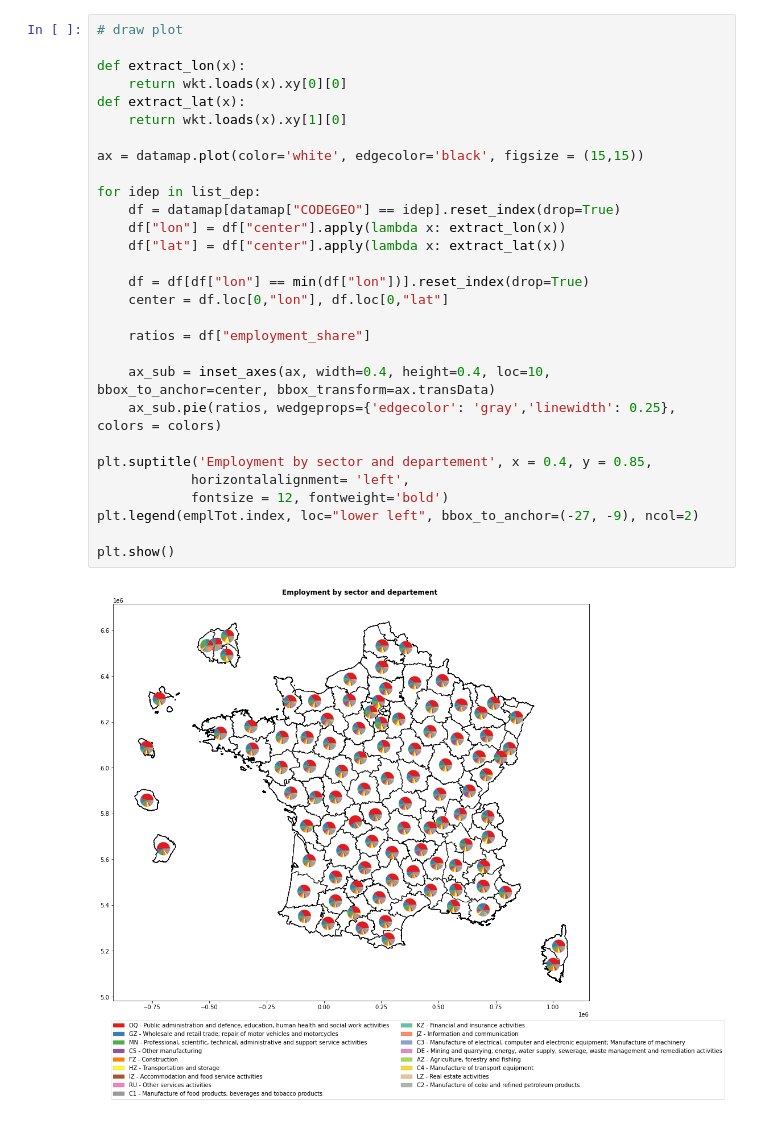
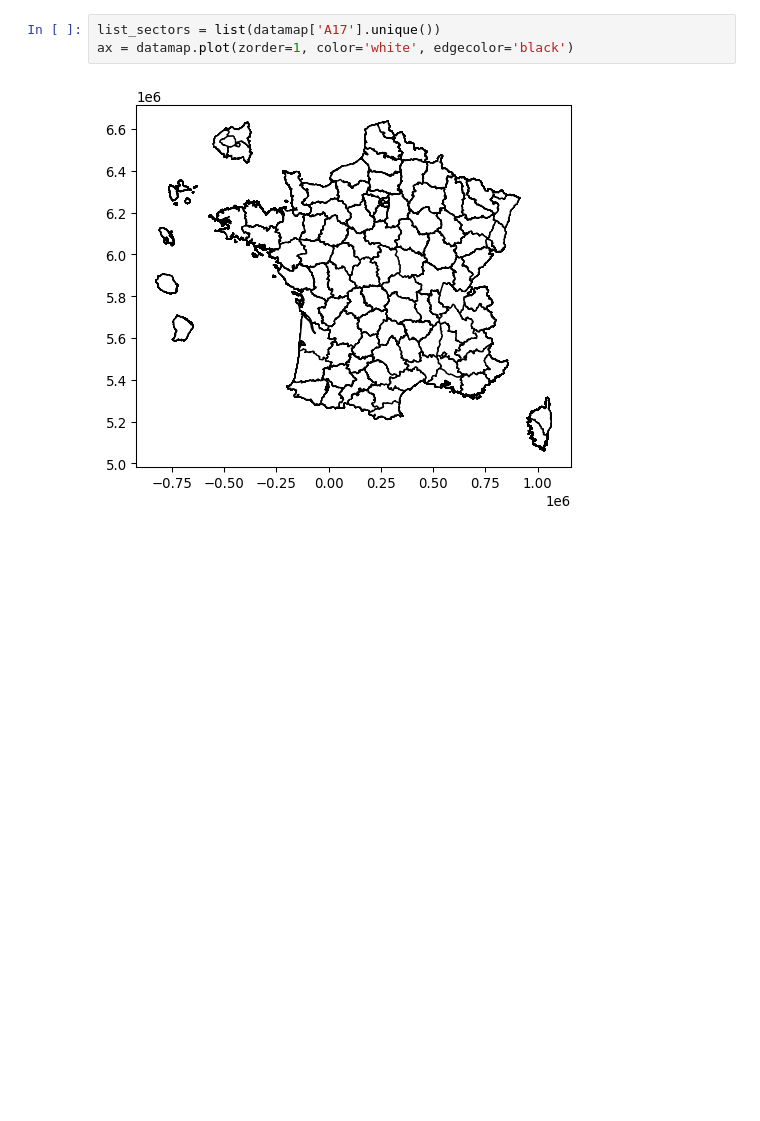
Before and after one commit to InseeFrLab/pynsee, a Jupyter notebook: docs/examples/example_empl_sector_dep.ipynb, the cells around one changed output. Drawn from its saved outputs; the diff is of its cells as text; blank space fills up the shorter version.

```diff
--- a/docs/examples/example_empl_sector_dep.ipynb
+++ b/docs/examples/example_empl_sector_dep.ipynb
@@ -108,31 +129,5 @@ datamap
-# %%
-# draw plot
-
-def extract_lon(x):
-    return wkt.loads(x).xy[0][0]
-def extract_lat(x):
-    return wkt.loads(x).xy[1][0]
-
-ax = datamap.plot(color='white', edgecolor='black', figsize = (15,15))
-
-for idep in list_dep:
-    df = datamap[datamap["CODEGEO"] == idep].reset_index(drop=True)
-    df["lon"] = df["center"].apply(lambda x: extract_lon(x))
-    df["lat"] = df["center"].apply(lambda x: extract_lat(x))
-
-    df = df[df["lon"] == min(df["lon"])].reset_index(drop=True)
-    center = df.loc[0,"lon"], df.loc[0,"lat"]
-
-    ratios = df["employment_share"]
-
-    ax_sub = inset_axes(ax, width=0.4, height=0.4, loc=10, bbox_to_anchor=center, bbox_transform=ax.transData)
-    ax_sub.pie(ratios, wedgeprops={'edgecolor': 'gray','linewidth': 0.25}, colors = colors)
-
-plt.suptitle('Employment by sector and departement', x = 0.4, y = 0.85,
-            horizontalalignment= 'left',
-            fontsize = 12, fontweight='bold')
-plt.legend(emplTot.index, loc="lower left", bbox_to_anchor=(-27, -9), ncol=2)
-
-plt.show()
-# %% [output]
-[figure, removed]
+# %%
+list_sectors = list(datamap['A17'].unique())
+ax = datamap.plot(zorder=1, color='white', edgecolor='black')
+# %% [output]
+[figure, added]
```
Also changed, not shown: parts of 25 cells of this notebook, 32 other files.
